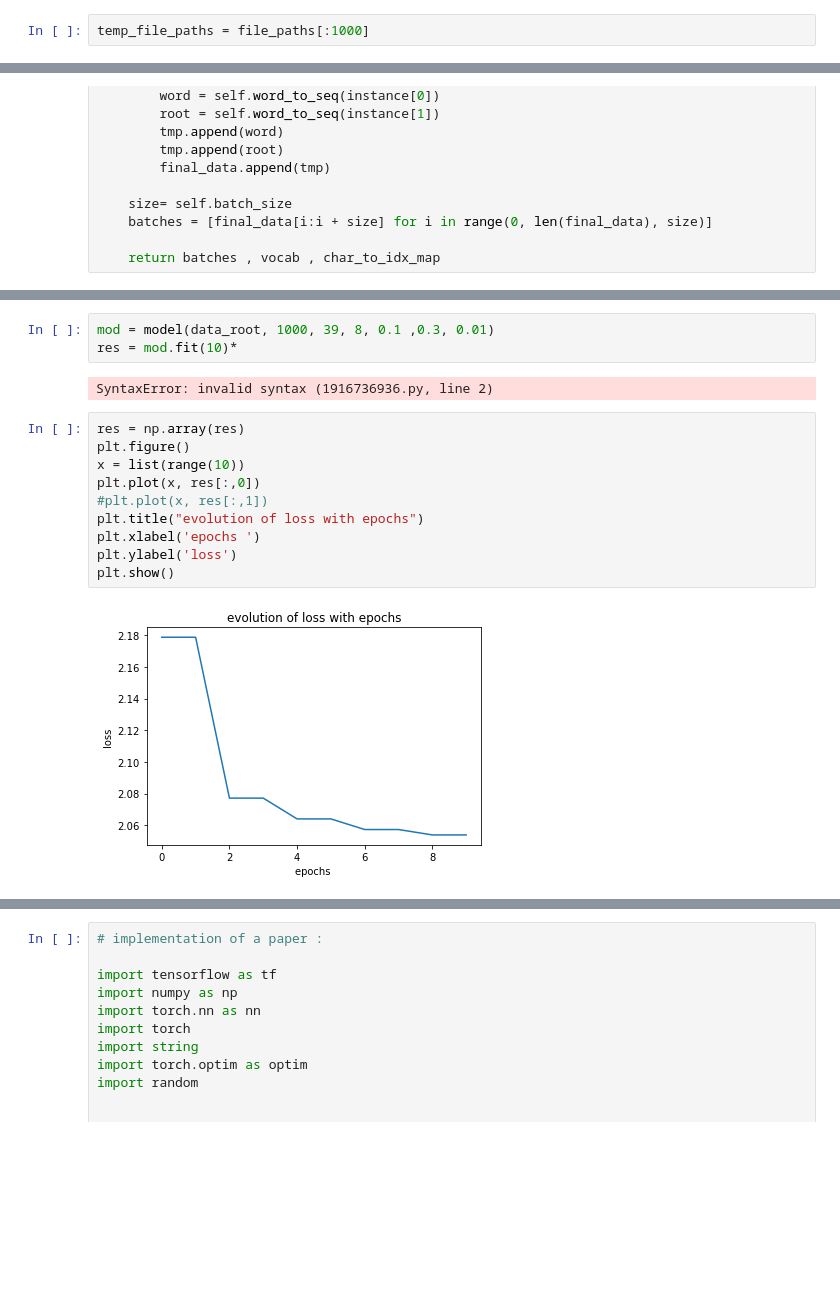
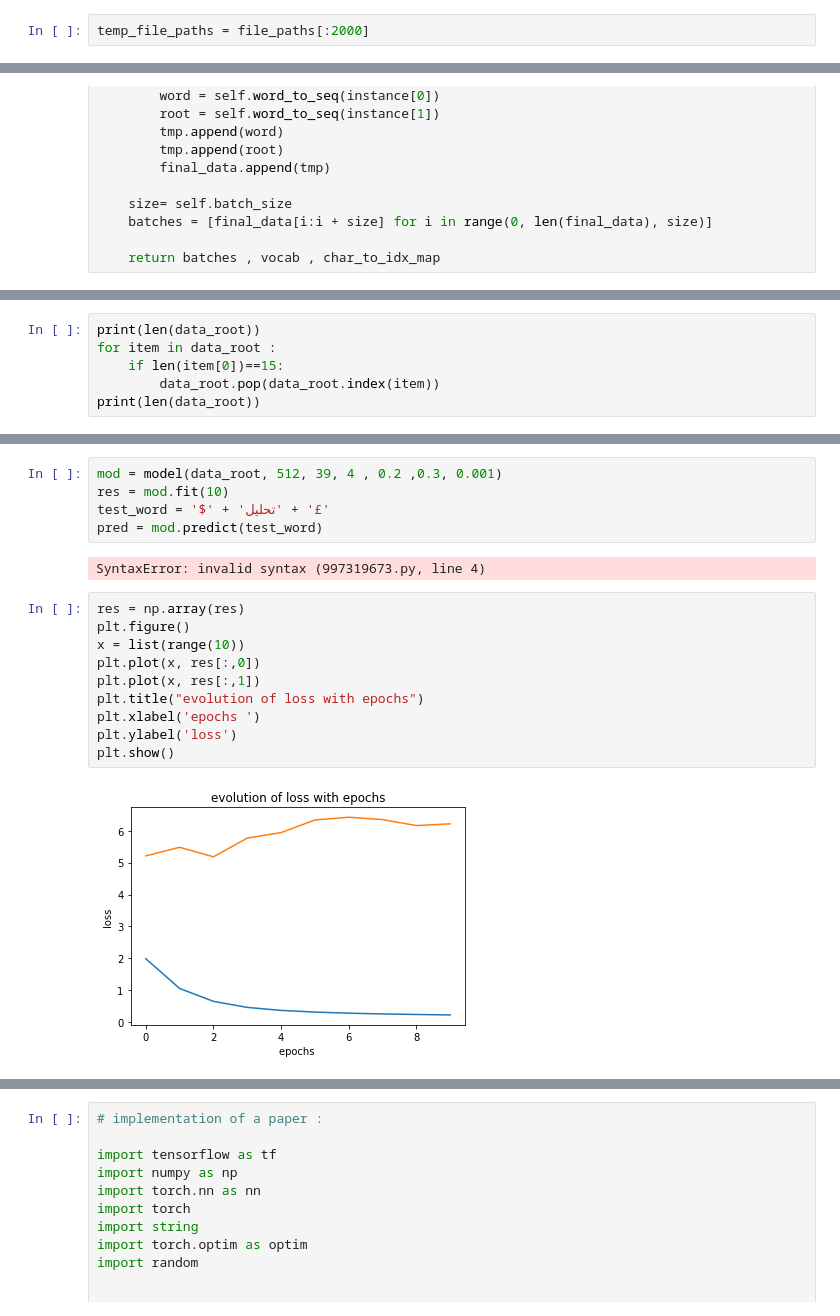
Before and after one commit to TaifMohamedAmine/Arabic-Morphological-Analysis-model, a Jupyter notebook: Projet nlp.ipynb, the cells around one changed output, grey strips where cells are left out. Saved outputs shown, nothing was run; the diff lists cells and outputs as text; blank space fills up the shorter version.

```diff
--- a/Projet nlp.ipynb
+++ b/Projet nlp.ipynb
@@ -28,7 +16,7 @@ for filename in os.listdir(directory):
     f = os.path.join(directory, filename)
     file_paths.append(f)
 # %%
-temp_file_paths = file_paths[:1000]
+temp_file_paths = file_paths[:2000]
 # %%
 content = []
 #i = 0
@@ -349,0 +338,6 @@ def prepare_data(self):
+# %%
+print(len(data_root))
+for item in data_root :
+    if len(item[0])==15:
+        data_root.pop(data_root.index(item))
+print(len(data_root))
@@ -697,17 +802,19 @@ class model(nn.Module):
 # %%
-mod = model(data_root, 1000, 39, 8, 0.1 ,0.3, 0.01)
-res = mod.fit(10)*
+mod = model(data_root, 512, 39, 4 , 0.2 ,0.3, 0.001)
+res = mod.fit(10)
+test_word = '$' + 'تحليل' + '£'
+pred = mod.predict(test_word)
 # %% [output]
-SyntaxError: invalid syntax (1916736936.py, line 2)
+SyntaxError: invalid syntax (997319673.py, line 4)
 # %%
 res = np.array(res)
 plt.figure()
 x = list(range(10))
 plt.plot(x, res[:,0])
-#plt.plot(x, res[:,1])
+plt.plot(x, res[:,1])
 plt.title("evolution of loss with epochs")
 plt.xlabel('epochs ')
 plt.ylabel('loss')
 plt.show()
 # %% [output]
-[figure, old version]
+[figure, new version]
```
Also changed, not shown: parts of 29 cells of this notebook.
